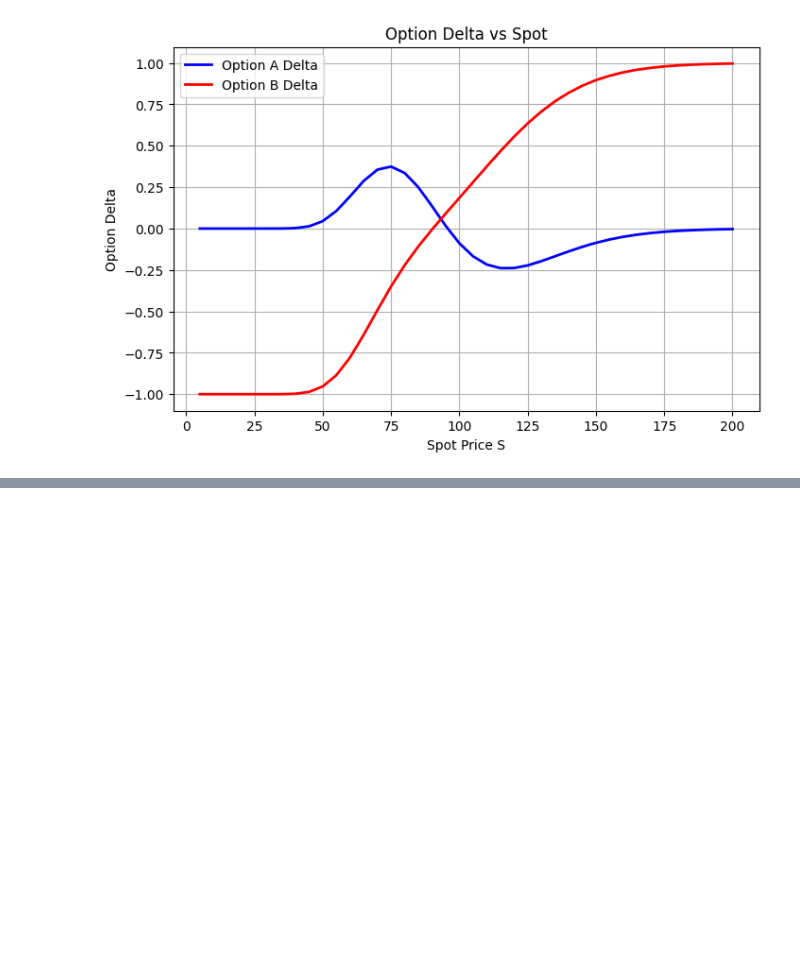
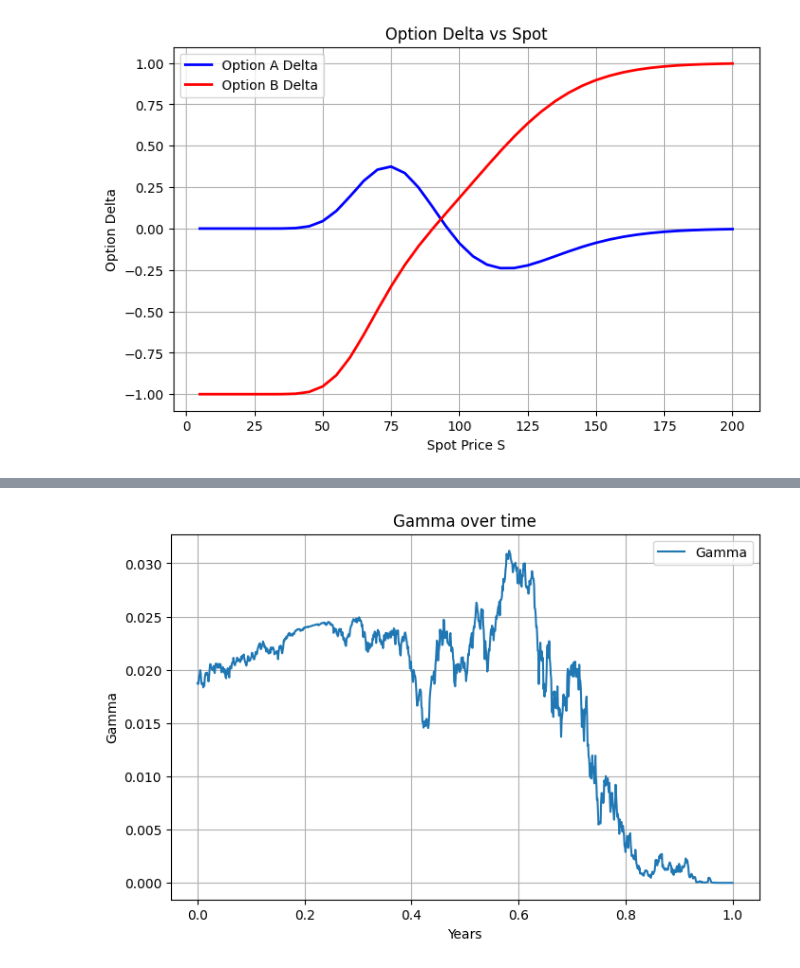
Before and after one commit to Richard1Dev/black-scholes-model-implementation, a Jupyter notebook: notebooks/results.ipynb, the cells around one changed output, grey strips where cells are left out. Drawn from its saved outputs; the diff is of its cells as text; code cells hidden in the pictures; blank space fills up the shorter version.

```diff
--- a/notebooks/results.ipynb
+++ b/notebooks/results.ipynb
@@ -111,0 +160,13 @@ plt.grid(True)
+# %%
+plt.figure(figsize=(8,5))
+
+plt.plot(hedging_results.time, hedging_results.gamma[path_index], label=f'Gamma')
+
+# gamma tend to zero at maturity if the option is deep ITM/OTM. gamma blows up at maturity if ATM.
+plt.title('Gamma over time')
+plt.xlabel('Years')
+plt.ylabel('Gamma')
+plt.legend()
+plt.grid(True)
+# %% [output]
+[figure, added]
```
Also changed, not shown: parts of 15 cells of this notebook.
